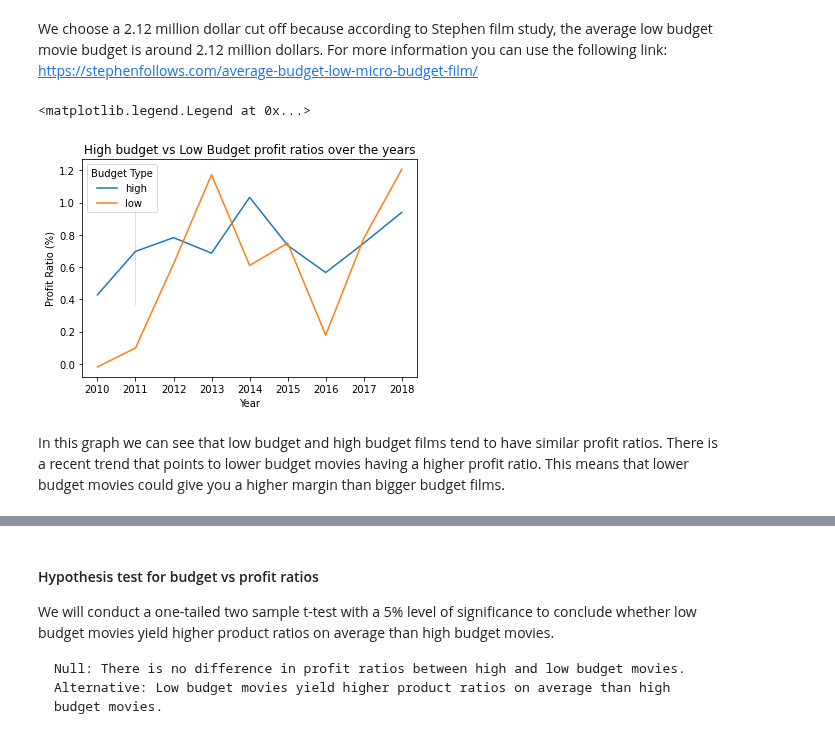
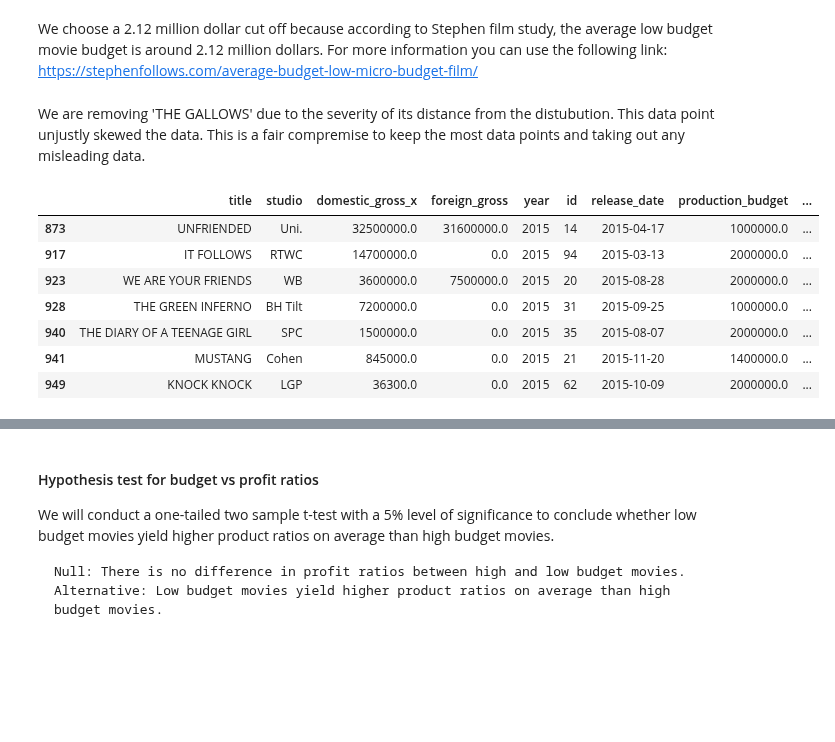
Before and after one commit to cLineman/CapStoneProject, a Jupyter notebook: FinalProduct.ipynb, the cells around one changed output, grey strips where cells are left out. Cells and saved outputs as stored; diff of their text form; code cells hidden in the pictures; blank space fills up the shorter version.

```diff
--- a/FinalProduct.ipynb
+++ b/FinalProduct.ipynb
@@ -248,11 +239,0 @@ grossJoinBudget['profitRatio'] = grouped_trimmed['profitRatio']
-# %%
-#line chart showing the difference from profit rates between high and low budget movies over the years
-sns.lineplot(x='year', y='profitRatio', hue='budget_type', data=grossJoinBudget ).set(title='High budget vs Low Budget profit ratios over the years')
-plt.xlabel("Year")
-plt.ylabel("Profit Ratio (%)")
-plt.legend(title='Budget Type')
-# %% [output]
-<matplotlib.legend.Legend at 0x...>
-[figure, removed]
-# %% [markdown]
-In this graph we can see that low budget and high budget films tend to have similar profit ratios. There is a recent trend that points to lower budget movies having a higher profit ratio. This means that lower budget movies could give you a higher margin than bigger budget films.
@@ -258,0 +242,14 @@ In this graph we can see that low budget and high budget films tend to have simi
+# %% [markdown]
+We are removing 'THE GALLOWS' due to the severity of its distance from the distubution. This data point unjustly skewed the data. This is a fair compremise to keep the most data points and taking out any misleading data.
+# %%
+#Removing all the outliers
+grossJoinBudget = grossJoinBudget.loc[(grossJoinBudget['title'] != 'THE GALLOWS')]
+# %% [output]
+|  | title | studio | domestic_gross_x | foreign_gross | year | id | release_date | production_budget | ... |
+| 873 | UNFRIENDED | Uni. | 32500000.0 | 31600000.0 | 2015 | 14 | 2015-04-17 | 1000000.0 | ... |
+| 917 | IT FOLLOWS | RTWC | 14700000.0 | 0.0 | 2015 | 94 | 2015-03-13 | 2000000.0 | ... |
+| 923 | WE ARE YOUR FRIENDS | WB | 3600000.0 | 7500000.0 | 2015 | 20 | 2015-08-28 | 2000000.0 | ... |
+| 928 | THE GREEN INFERNO | BH Tilt | 7200000.0 | 0.0 | 2015 | 31 | 2015-09-25 | 1000000.0 | ... |
+| 940 | THE DIARY OF A TEENAGE GIRL | SPC | 1500000.0 | 0.0 | 2015 | 35 | 2015-08-07 | 2000000.0 | ... |
+| 941 | MUSTANG | Cohen | 845000.0 | 0.0 | 2015 | 21 | 2015-11-20 | 1400000.0 | ... |
+| 949 | KNOCK KNOCK | LGP | 36300.0 | 0.0 | 2015 | 62 | 2015-10-09 | 2000000.0 | ... |
```
Also changed, not shown: parts of 46 cells of this notebook.
